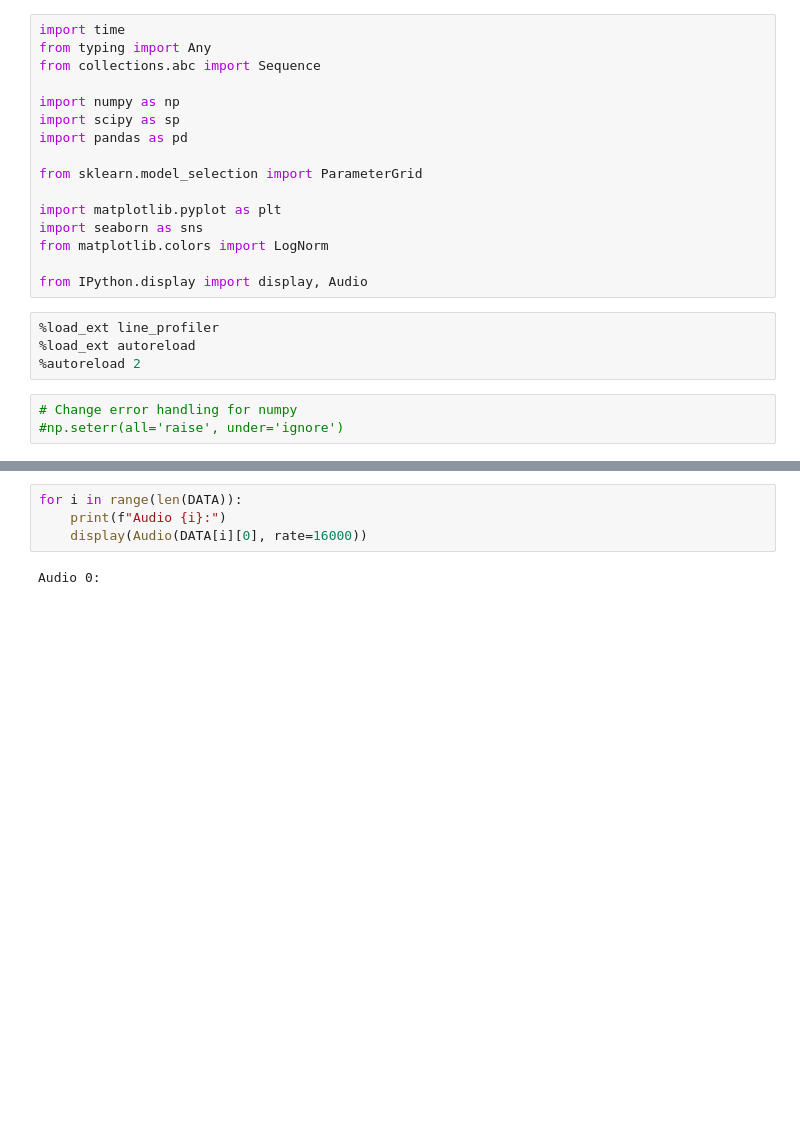
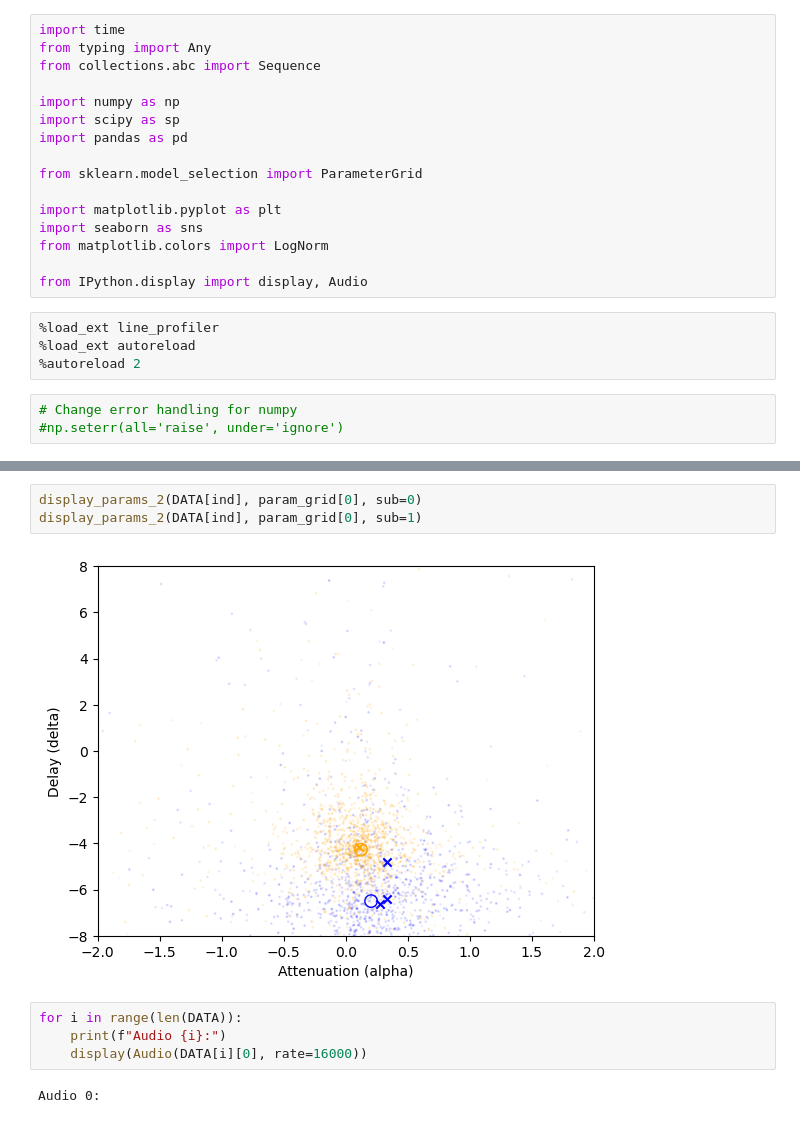
Before and after one commit to MoravianUniversity/duet, a Jupyter notebook: python/duet-opt.ipynb, the cells around one changed output, grey strips where cells are left out. Cells and saved outputs as stored; diff of their text form; blank space fills up the shorter version.

```diff
--- a/python/duet-opt.ipynb
+++ b/python/duet-opt.ipynb
@@ -145,3 +217,8 @@ init_data()
+# %%
+display_params_2(DATA[ind], param_grid[0], sub=0)
+display_params_2(DATA[ind], param_grid[0], sub=1)
+# %% [output]
+[figure, added]
 # %%
 for i in range(len(DATA)):
     print(f"Audio {i}:")
```
Also changed, not shown: parts of 21 cells of this notebook, 2 other files.
